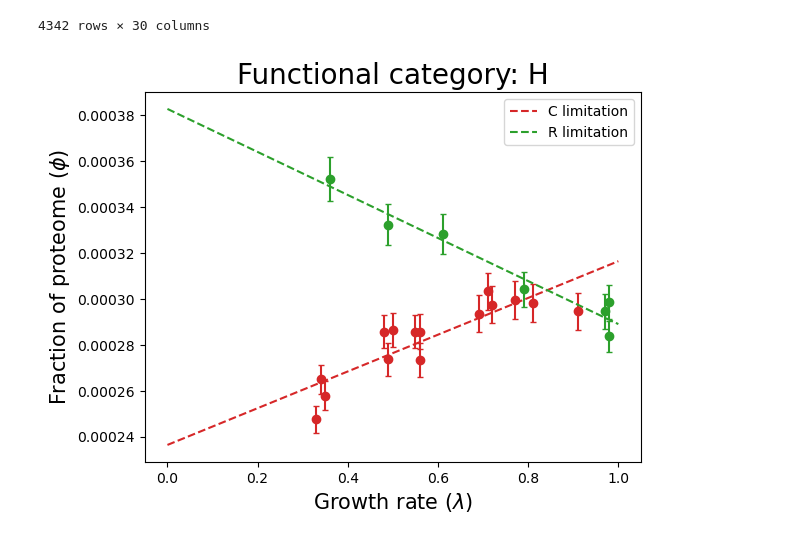
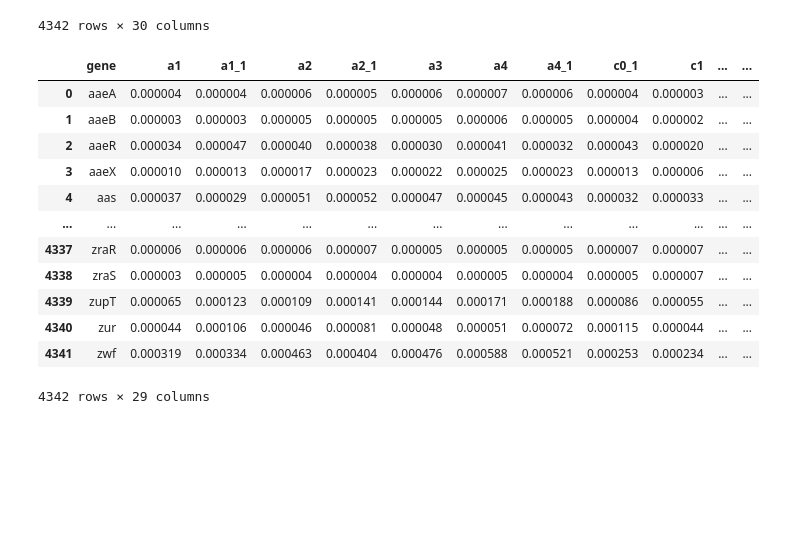
Before and after one commit to thomasrobiglio/TD-BU_systemsbiology, a Jupyter notebook: Tutorial.ipynb, the cells around one changed output. Cells and saved outputs as stored; diff of their text form; code cells hidden in the pictures; blank space fills up the shorter version.

```diff
--- a/Tutorial.ipynb
+++ b/Tutorial.ipynb
@@ -201,16 +201,24 @@ err_R = np.std(res_R, axis=0)/len(res_C)
 #linear fit
 mC, bC = np.polyfit(C_growth_rates, avg_C, 1)
 mR, bR = np.polyfit(R_growth_rates, avg_R, 1)
-# %%
-#plotting
-plt.errorbar(x=C_growth_rates, y=avg_C, yerr=err_C, fmt='o', color='tab:red',capsize=2)
-plt.plot(np.linspace(0,1,20), mC*np.linspace(0,1,20)+bC, color='tab:red', linestyle='dashed',label='C limitation')
-plt.errorbar(x=R_growth_rates, y=avg_R, yerr=err_R, fmt='o', color='tab:green',capsize=2)
-plt.plot(np.linspace(0,1,20), mR*np.linspace(0,1,20)+bR, color='tab:green',linestyle='dashed', label='R limitation')
-plt.xlabel(r'Growth rate ($\lambda$)', size=15)
-plt.ylabel(r'Fraction of proteome ($\phi$)', size=15)
-plt.title('Functional category: '+target, size=20)
-plt.legend()
-plt.show()
-# %% [output]
-[figure, removed]
+# %%
+file_path = './data/Balakrishnan2022_transcriptomics_fractions.csv'
+transcriptomics = pd.read_csv(file_path, encoding='mac_roman')
+# %%
+transcriptomics.rename(columns={transcriptomics.columns[0]: "gene" }, inplace = True)
+# %%
+transcriptomics
+# %% [output]
+|  | gene | a1 | a1_1 | a2 | a2_1 | a3 | a4 | a4_1 | c0_1 | c1 | ... | ... |
+| 0 | aaeA | 0.000004 | 0.000004 | 0.000006 | 0.000005 | 0.000006 | 0.000007 | 0.000006 | 0.000004 | 0.000003 | ... | ... |
+| 1 | aaeB | 0.000003 | 0.000003 | 0.000005 | 0.000005 | 0.000005 | 0.000006 | 0.000005 | 0.000004 | 0.000002 | ... | ... |
+| 2 | aaeR | 0.000034 | 0.000047 | 0.000040 | 0.000038 | 0.000030 | 0.000041 | 0.000032 | 0.000043 | 0.000020 | ... | ... |
+| 3 | aaeX | 0.000010 | 0.000013 | 0.000017 | 0.000023 | 0.000022 | 0.000025 | 0.000023 | 0.000013 | 0.000006 | ... | ... |
+| 4 | aas | 0.000037 | 0.000029 | 0.000051 | 0.000052 | 0.000047 | 0.000045 | 0.000043 | 0.000032 | 0.000033 | ... | ... |
+| ... | ... | ... | ... | ... | ... | ... | ... | ... | ... | ... | ... | ... |
+| 4337 | zraR | 0.000006 | 0.000006 | 0.000006 | 0.000007 | 0.000005 | 0.000005 | 0.000005 | 0.000007 | 0.000007 | ... | ... |
+| 4338 | zraS | 0.000003 | 0.000005 | 0.000004 | 0.000004 | 0.000004 | 0.000005 | 0.000004 | 0.000005 | 0.000007 | ... | ... |
+| 4339 | zupT | 0.000065 | 0.000123 | 0.000109 | 0.000141 | 0.000144 | 0.000171 | 0.000188 | 0.000086 | 0.000055 | ... | ... |
+| 4340 | zur | 0.000044 | 0.000106 | 0.000046 | 0.000081 | 0.000048 | 0.000051 | 0.000072 | 0.000115 | 0.000044 | ... | ... |
+| 4341 | zwf | 0.000319 | 0.000334 | 0.000463 | 0.000404 | 0.000476 | 0.000588 | 0.000521 | 0.000253 | 0.000234 | ... | ... |
+4342 rows × 29 columns
```
Also changed, not shown: parts of 8 cells of this notebook.
